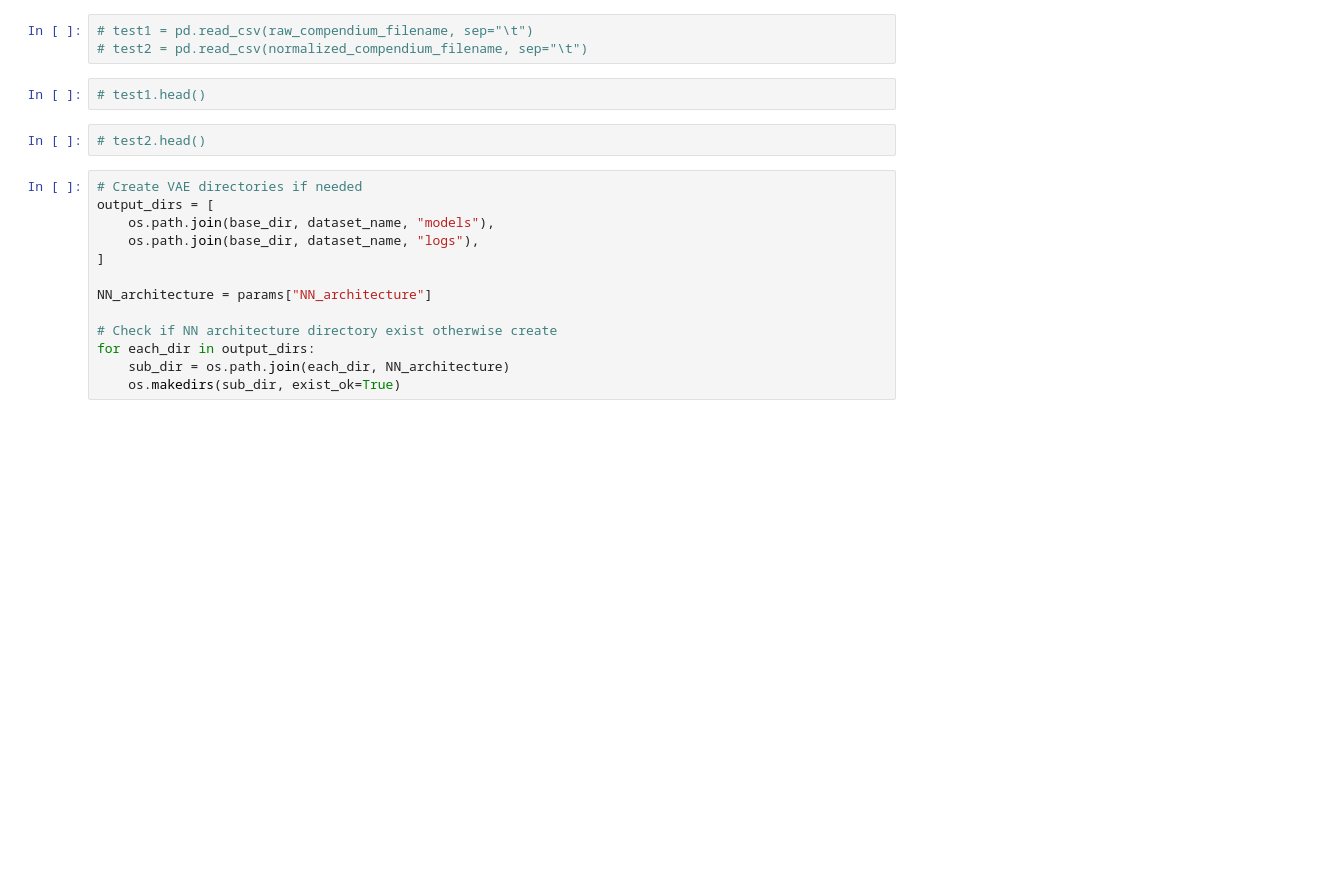
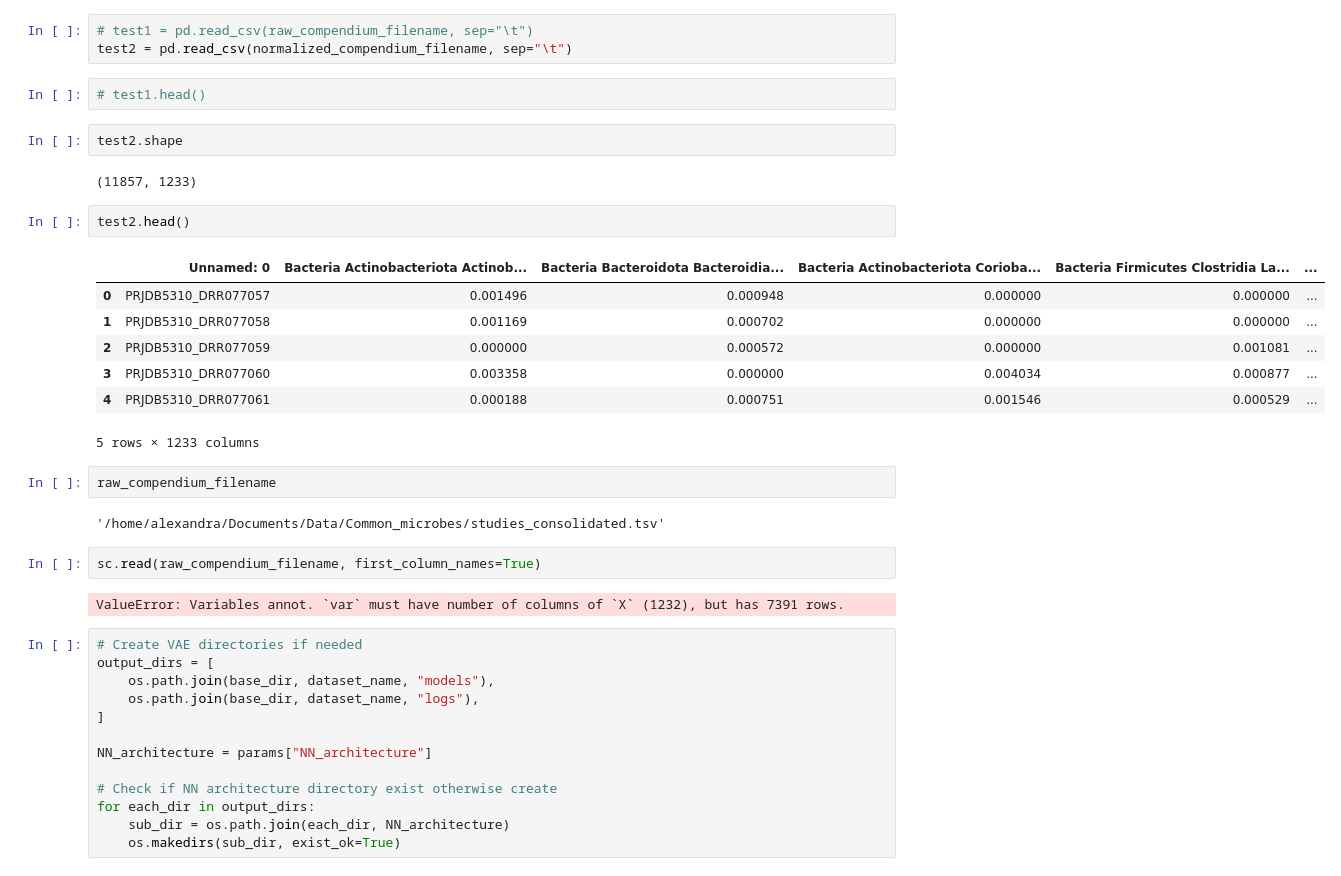
Before and after one commit to greenelab/common-microbes, a Jupyter notebook: test_vae_training/1_train_vae.ipynb, the cells around one changed output. Cells and saved outputs as stored; diff of their text form; blank space fills up the shorter version.

Commit message:
looks like there is an error with anndata; also get empty tensors

```diff
--- a/test_vae_training/1_train_vae.ipynb
+++ b/test_vae_training/1_train_vae.ipynb
@@ -70,11 +71,31 @@ input: dataset contains 11857 samples and 1232 genes
 Output: normalized dataset contains 11857 samples and 1232 genes
 # %%
 # test1 = pd.read_csv(raw_compendium_filename, sep="\t")
-# test2 = pd.read_csv(normalized_compendium_filename, sep="\t")
+test2 = pd.read_csv(normalized_compendium_filename, sep="\t")
 # %%
 # test1.head()
+# %%
+test2.shape
+# %% [output]
+(11857, 1233)
 # %%
-# test2.head()
+test2.head()
+# %% [output]
+|  | Unnamed: 0 | Bacteria Actinobacteriota Actinob... | Bacteria Bacteroidota Bacteroidia... | Bacteria Actinobacteriota Corioba... | Bacteria Firmicutes Clostridia La... | ... |
+| 0 | PRJDB5310_DRR077057 | 0.001496 | 0.000948 | 0.000000 | 0.000000 | ... |
+| 1 | PRJDB5310_DRR077058 | 0.001169 | 0.000702 | 0.000000 | 0.000000 | ... |
+| 2 | PRJDB5310_DRR077059 | 0.000000 | 0.000572 | 0.000000 | 0.001081 | ... |
+| 3 | PRJDB5310_DRR077060 | 0.003358 | 0.000000 | 0.004034 | 0.000877 | ... |
+| 4 | PRJDB5310_DRR077061 | 0.000188 | 0.000751 | 0.001546 | 0.000529 | ... |
+5 rows × 1233 columns
+# %%
+raw_compendium_filename
+# %% [output]
+'/home/alexandra/Documents/Data/Common_microbes/studies_consolidated.tsv'
+# %%
+sc.read(raw_compendium_filename, first_column_names=True)
+# %% [output]
+ValueError: Variables annot. `var` must have number of columns of `X` (1232), but has 7391 rows.
 # %%
 # Create VAE directories if needed
 output_dirs = [
```
Also changed, not shown: parts of 1 cell of this notebook, 7 other files.
